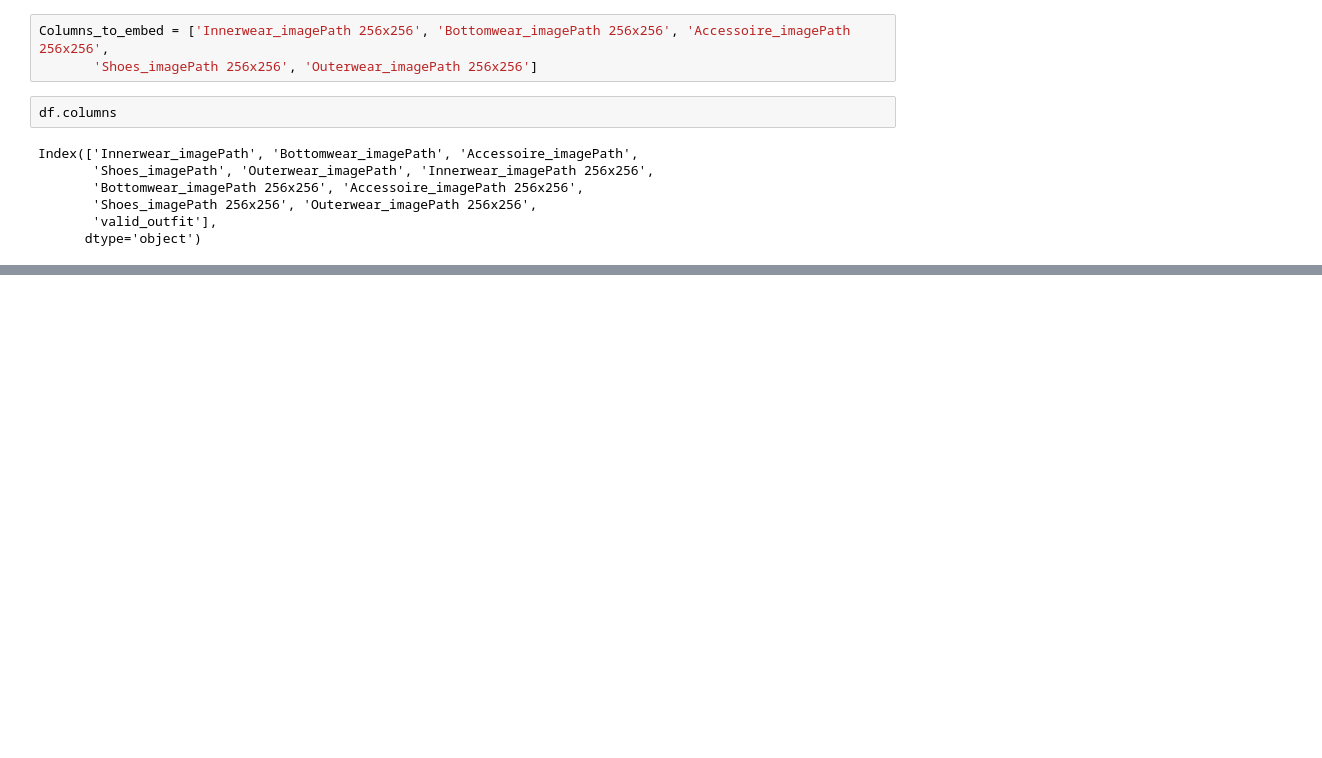
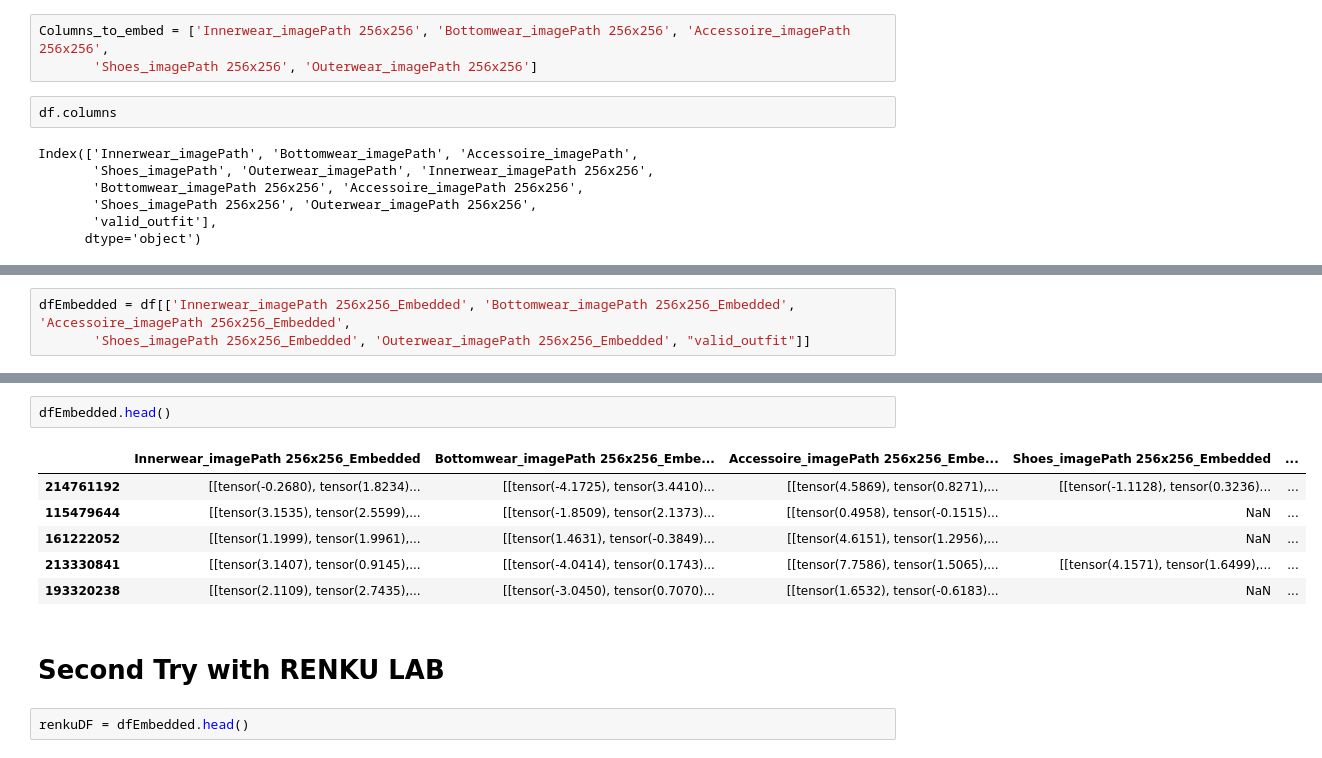
Before and after one commit to RomanZberg/DSPRO2-outfit-recommendation, a Jupyter notebook: basic-models/Set_Embedding_PCA.ipynb, the cells around one changed output, grey strips where cells are left out. Saved outputs shown, nothing was run; the diff lists cells and outputs as text; blank space fills up the shorter version.

```diff
--- a/basic-models/Set_Embedding_PCA.ipynb
+++ b/basic-models/Set_Embedding_PCA.ipynb
@@ -200,0 +247,3 @@ KeyError: '../None'
+# %%
+dfEmbedded = df[['Innerwear_imagePath 256x256_Embedded', 'Bottomwear_imagePath 256x256_Embedded', 'Accessoire_imagePath 256x256_Embedded',
+       'Shoes_imagePath 256x256_Embedded', 'Outerwear_imagePath 256x256_Embedded', "valid_outfit"]]
@@ -200,0 +286,13 @@ KeyError: '../None'
+# %%
+dfEmbedded.head()
+# %% [output]
+|  | Innerwear_imagePath 256x256_Embedded | Bottomwear_imagePath 256x256_Embe... | Accessoire_imagePath 256x256_Embe... | Shoes_imagePath 256x256_Embedded | ... |
+| 214761192 | [[tensor(-0.2680), tensor(1.8234)... | [[tensor(-4.1725), tensor(3.4410)... | [[tensor(4.5869), tensor(0.8271),... | [[tensor(-1.1128), tensor(0.3236)... | ... |
+| 115479644 | [[tensor(3.1535), tensor(2.5599),... | [[tensor(-1.8509), tensor(2.1373)... | [[tensor(0.4958), tensor(-0.1515)... | NaN | ... |
+| 161222052 | [[tensor(1.1999), tensor(1.9961),... | [[tensor(1.4631), tensor(-0.3849)... | [[tensor(4.6151), tensor(1.2956),... | NaN | ... |
+| 213330841 | [[tensor(3.1407), tensor(0.9145),... | [[tensor(-4.0414), tensor(0.1743)... | [[tensor(7.7586), tensor(1.5065),... | [[tensor(4.1571), tensor(1.6499),... | ... |
+| 193320238 | [[tensor(2.1109), tensor(2.7435),... | [[tensor(-3.0450), tensor(0.7070)... | [[tensor(1.6532), tensor(-0.6183)... | NaN | ... |
+# %% [markdown]
+# Second Try with RENKU LAB
+# %%
+renkuDF = dfEmbedded.head()
```
Also changed, not shown: parts of 24 cells of this notebook.
